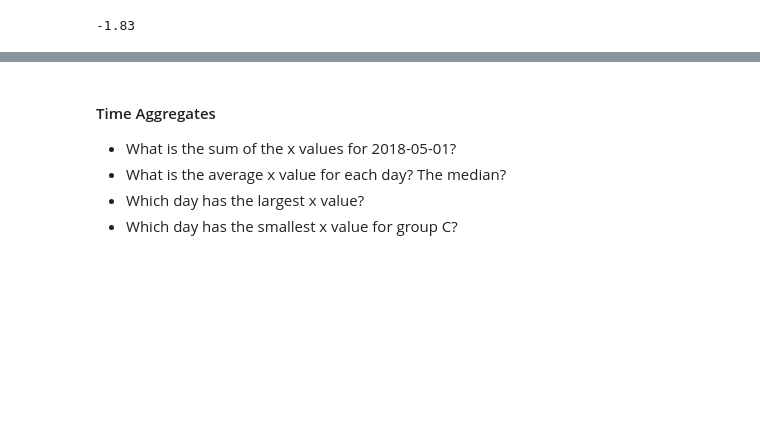
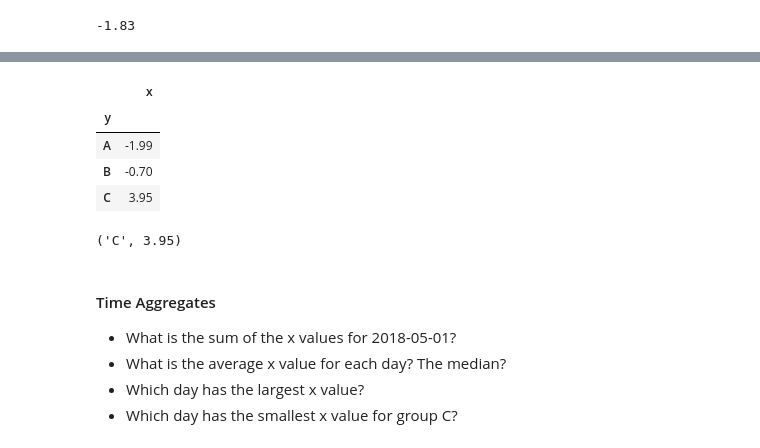
Before and after one commit to misty-garcia/ds-methodologies-exercises, a Jupyter notebook: anomaly_detection/warmup-pandas-agg.ipynb, the cells around one changed output, grey strips where cells are left out. Saved outputs shown, nothing was run; the diff lists cells and outputs as text; code cells hidden in the pictures; blank space fills up the shorter version.

```diff
--- a/anomaly_detection/warmup-pandas-agg.ipynb
+++ b/anomaly_detection/warmup-pandas-agg.ipynb
@@ -95,3 +103,15 @@ Sum of group C
+# %%
+df.groupby("y").sum()
+# %% [output]
+|  | x |
+| y |  |
+| A | -1.99 |
+| B | -0.70 |
+| C | 3.95 |
+# %%
+df.groupby("y").x.sum().idxmax(), df.groupby("y").x.sum().max()
+# %% [output]
+('C', 3.95)
 # %% [markdown]
 #### Time Aggregates
 
```
Also changed, not shown: parts of 11 cells of this notebook.
